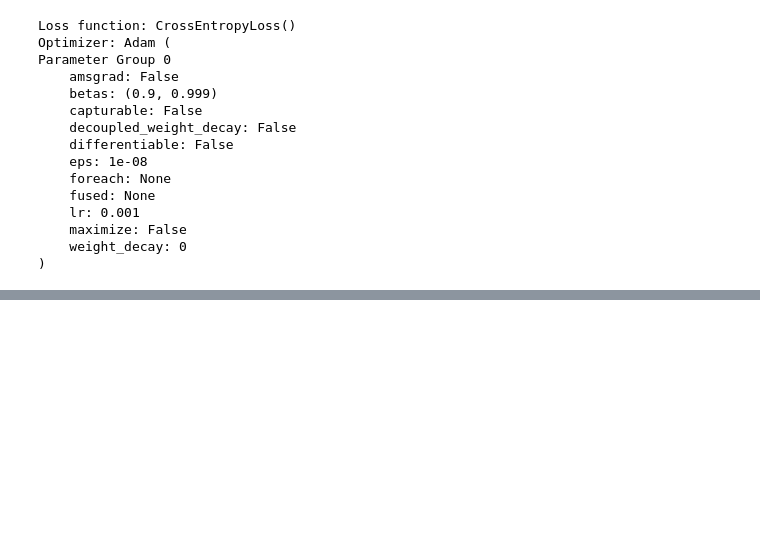
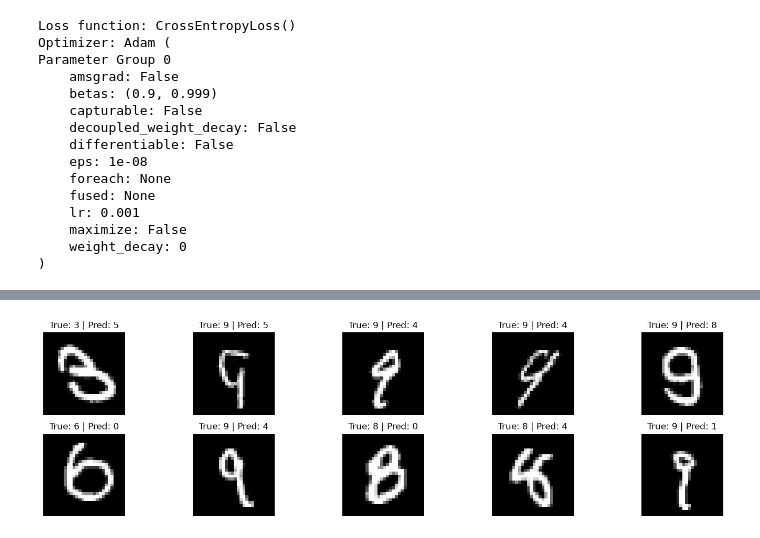
Before and after one commit to Hemkumar-23/autonomous-driving-research, a Jupyter notebook: deep_learning/cnn_from_scratch/02_image_classification.ipynb, the cells around one changed output, grey strips where cells are left out. Cells and saved outputs as stored; diff of their text form; code cells hidden in the pictures; blank space fills up the shorter version.

```diff
--- a/deep_learning/cnn_from_scratch/02_image_classification.ipynb
+++ b/deep_learning/cnn_from_scratch/02_image_classification.ipynb
@@ -592,0 +636,37 @@ Test accuracy: 96.3
+# %%
+# 16-D5
+# Visualize a sample of incorrectly classified test images.
+
+import matplotlib.pyplot as plt
+
+
+num_examples = min(10, len(incorrect_images))
+
+plt.figure(figsize=(15, 4))
+
+
+for i in range(num_examples):
+
+    plt.subplot(2, 5, i + 1)
+
+    image = incorrect_images[i].squeeze()
+
+    true_label = incorrect_labels[i]
+    predicted_label = incorrect_predictions[i]
+
+    plt.imshow(
+        image,
+        cmap="gray"
+    )
+
+    plt.title(
+        f"True: {true_label} | Pred: {predicted_label}"
+    )
+
+    plt.axis("off")
+
+
+plt.tight_layout()
+plt.show()
+# %% [output]
+[figure, added]
```
Also changed, not shown: parts of 29 cells of this notebook, 2 other files.
